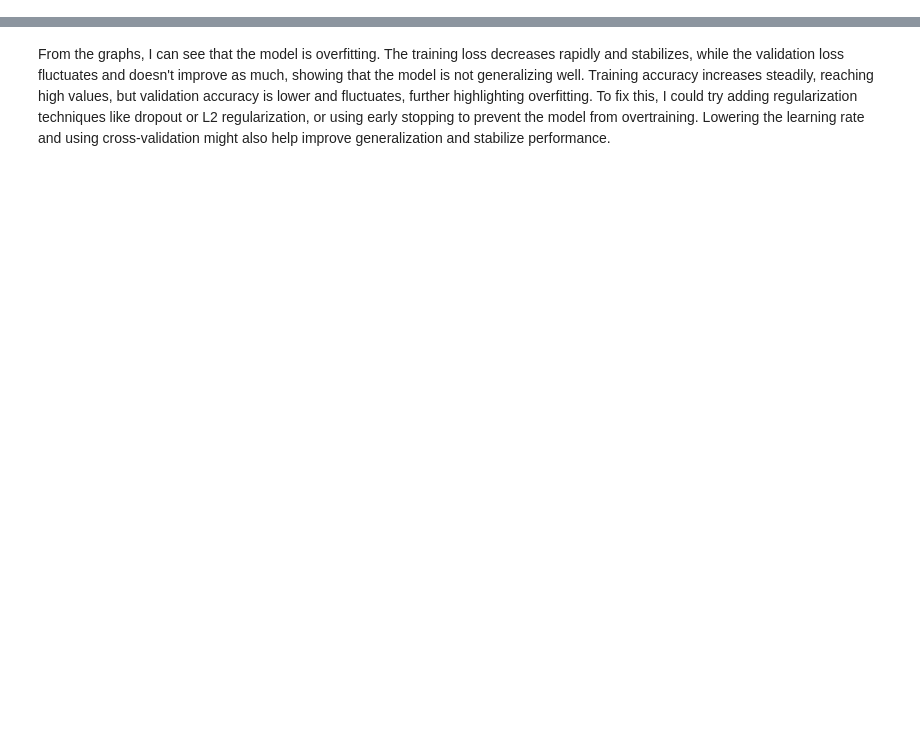
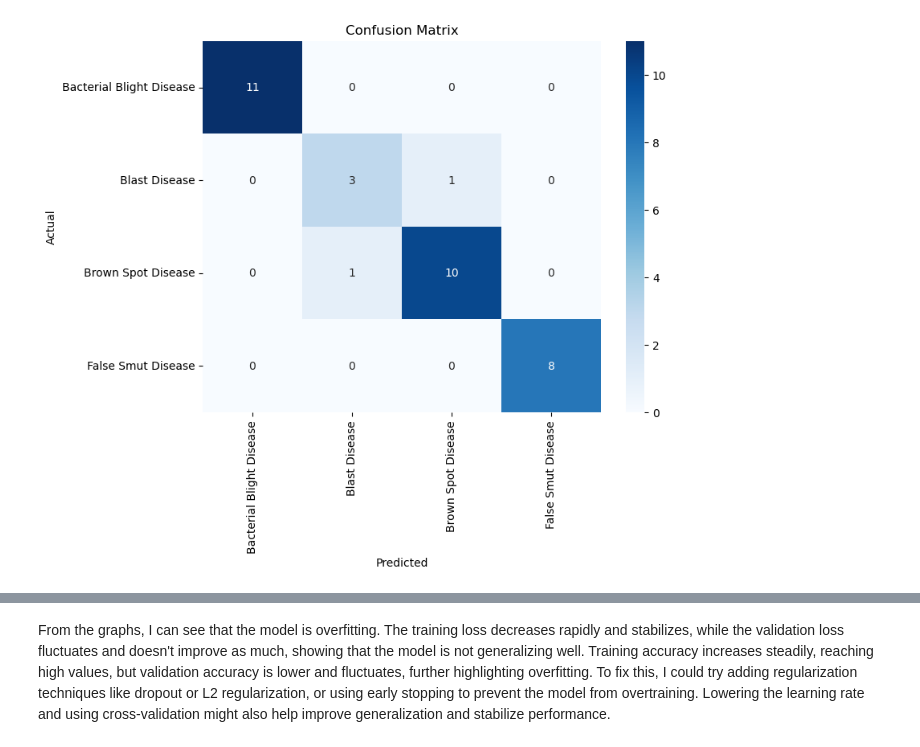
Before and after one commit to SmartIsrael/Smartel_Farmer_Life_Line, a Jupyter notebook: Untitled1.ipynb, the cells around one changed output, grey strips where cells are left out. Drawn from its saved outputs; the diff is of its cells as text; code cells hidden in the pictures; blank space fills up the shorter version.

```diff
--- a/Untitled1.ipynb
+++ b/Untitled1.ipynb
@@ -85,0 +120,12 @@ datagen.fit(X_train)
+# %%
+# Freeze the VGG16 base layers
+vgg_base.trainable = False
+
+vanilla_model.compile(loss='categorical_crossentropy', metrics=['accuracy'])
+vanilla_model.save('vanilla_model.keras')
+# %%
+#Vanilla model training
+history = vanilla_model.fit(datagen.flow(X_train, y_train, batch_size=32),
+                    validation_data=(X_test, y_test),
+                    epochs=50,
+                    )
@@ -85,0 +157,5 @@ datagen.fit(X_train)
+# %%
+# Generate predictions
+y_pred = vanilla_model.predict(X_test)
+y_pred_classes = np.argmax(y_pred, axis=1)
+y_true = np.argmax(y_test, axis=1)
@@ -85,0 +164,12 @@ datagen.fit(X_train)
+# %%
+# Confusion Matrix
+conf_matrix = confusion_matrix(y_true, y_pred_classes)
+
+plt.figure(figsize=(8, 6))
+sns.heatmap(conf_matrix, annot=True, fmt='d', cmap='Blues', xticklabels=class_names, yticklabels=class_names)
+plt.xlabel('Predicted')
+plt.ylabel('Actual')
+plt.title('Confusion Matrix')
+plt.show()
+# %% [output]
+[figure, added]
```
Also changed, not shown: parts of 29 cells of this notebook, 3 other files.
